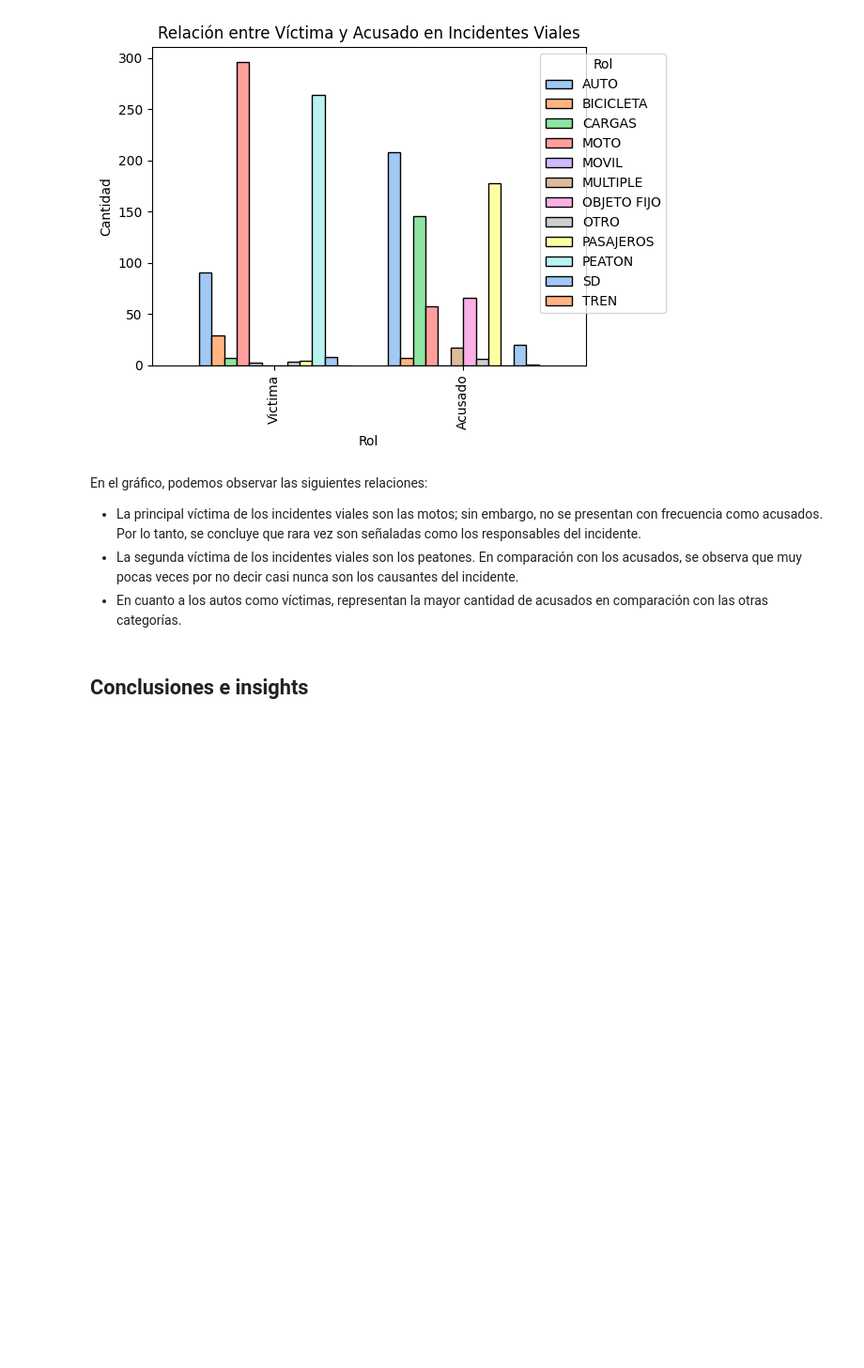
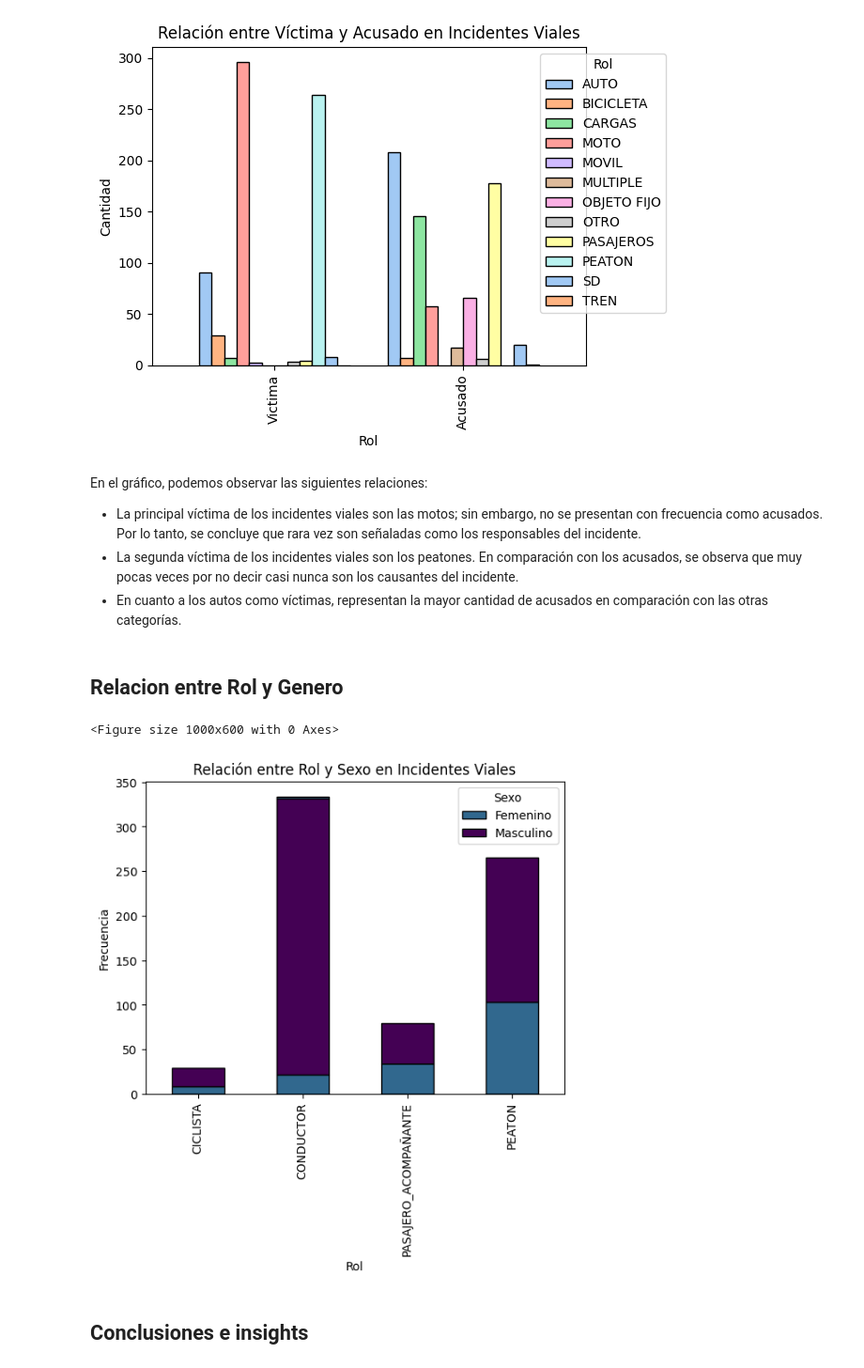
Before and after one commit to ASGuzman/PI2_Siniestros_Viales, a Jupyter notebook: EDA.ipynb, the cells around one changed output. Shown at 94% size. Saved outputs shown, nothing was run; the diff lists cells and outputs as text; code cells hidden in the pictures; blank space fills up the shorter version.

```diff
--- a/EDA.ipynb
+++ b/EDA.ipynb
@@ -666,6 +677,22 @@ En el gráfico, podemos observar las siguientes relaciones:
 * La principal víctima de los incidentes viales son las motos; sin embargo, no se presentan con frecuencia como acusados. Por lo tanto, se concluye que rara vez son señaladas como los responsables del incidente.
 * La segunda víctima de los incidentes viales son los peatones. En comparación con los acusados, se observa que muy pocas veces por no decir casi nunca son los causantes del incidente.
 * En cuanto a los autos como víctimas, representan la mayor cantidad de acusados en comparación con las otras categorías.
+# %% [markdown]
+## Relacion entre Rol y Genero
+# %%
+df_rol_sexo = df_siniestros.groupby(['Rol', 'Sexo']).size().unstack().fillna(0)
+
+# Crea el gráfico de barras apiladas
+plt.figure(figsize=(10, 6))
+df_rol_sexo.plot(kind='bar', stacked=True, color=['#31688e', '#440154'], edgecolor='black')
+plt.title('Relación entre Rol y Sexo en Incidentes Viales')
+plt.xlabel('Rol')
+plt.ylabel('Frecuencia')
+plt.legend(title='Sexo', loc='upper right', labels=['Femenino', 'Masculino'])
+plt.show()
+# %% [output]
+<Figure size 1000x600 with 0 Axes>
+[figure, added]
 # %% [markdown]
 ## Conclusiones e insights
 # %% [markdown]
```
Also changed, not shown: parts of 25 cells of this notebook, 1 other file.
